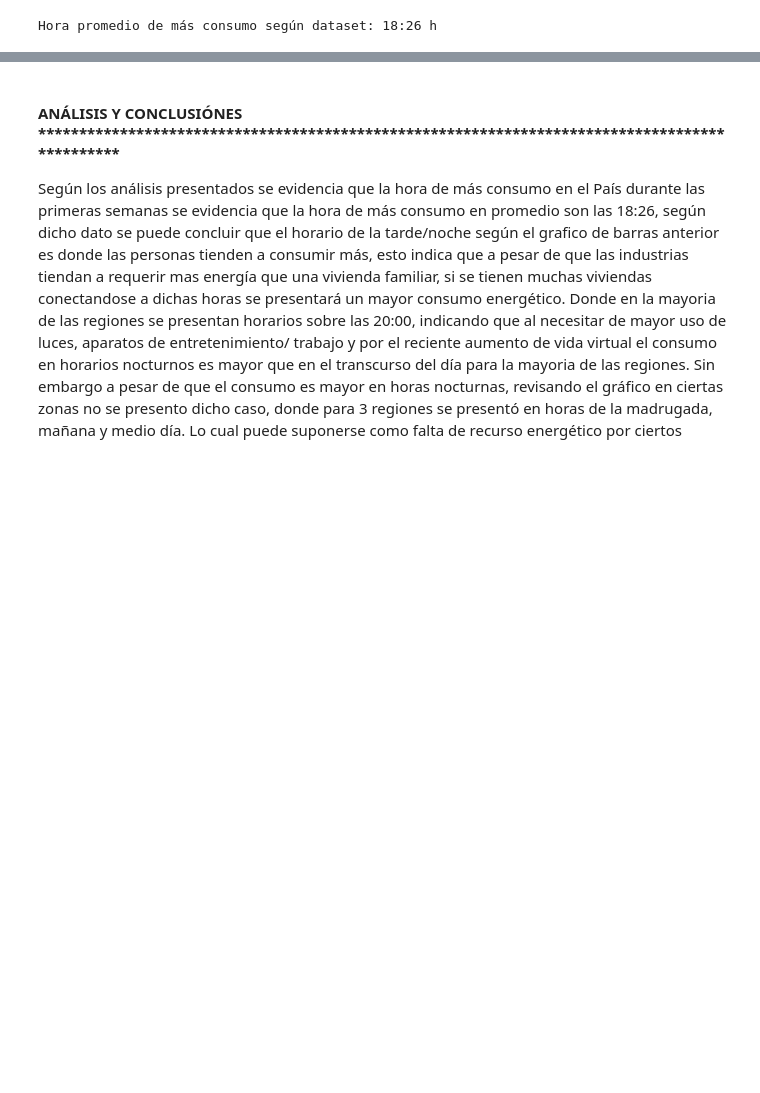
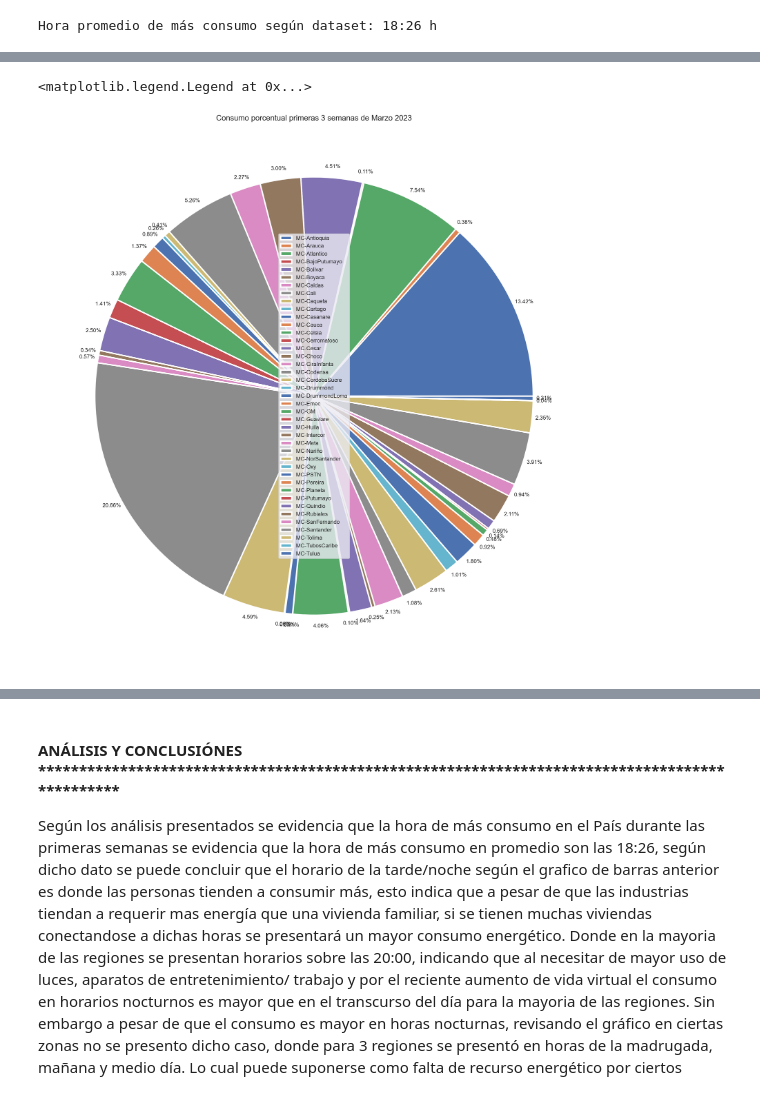
Before and after one commit to JSEB99/bootcamp_DS_BIT, a Jupyter notebook: estructurando_proyecto.ipynb, the cells around one changed output, grey strips where cells are left out. Cells and saved outputs as stored; diff of their text form; code cells hidden in the pictures; blank space fills up the shorter version.

```diff
--- a/estructurando_proyecto.ipynb
+++ b/estructurando_proyecto.ipynb
@@ -101,0 +133,11 @@ Hora promedio de más consumo según dataset: 18:26 h
+# %%
+# Complementando lo anterior se incluira una comparativa para los consumos promedio semanales
+# reset index dataset
+dataset_promedio_semanal = dataset.reset_index()
+# promedio semanal por día
+consumo_semanal = dataset_promedio_semanal[['Operadores_de_red', 'lunes','martes','miercoles','jueves','viernes','sabado','domingo']].groupby('Operadores_de_red').mean()
+# promedio semanal total
+consumo_semanal['consumo_promedio_semanal'] = consumo_semanal.sum(axis=1)
+# reset index para gráficar
+consumo_semanal_2 = consumo_semanal.reset_index()
+consumo_semanal_2
@@ -101,0 +162,9 @@ Hora promedio de más consumo según dataset: 18:26 h
+# %%
+# Graficando en torta
+fig4,ax4=plt.subplots(figsize=(40,36))
+ax4.set_title('Consumo porcentual primeras 3 semanas de Marzo 2023',fontsize=28)
+ax4.pie(consumo_semanal_2['consumo_promedio_semanal'],pctdistance=1.05,textprops={'fontsize':20},autopct='%.2f%%',wedgeprops = { 'linewidth' : 5, 'edgecolor' : 'white' })
+ax4.legend(consumo_semanal_2['Operadores_de_red'], loc="center",fontsize=20)
+# %% [output]
+<matplotlib.legend.Legend at 0x...>
+[figure, added]
```
Also changed, not shown: parts of 8 cells of this notebook.
